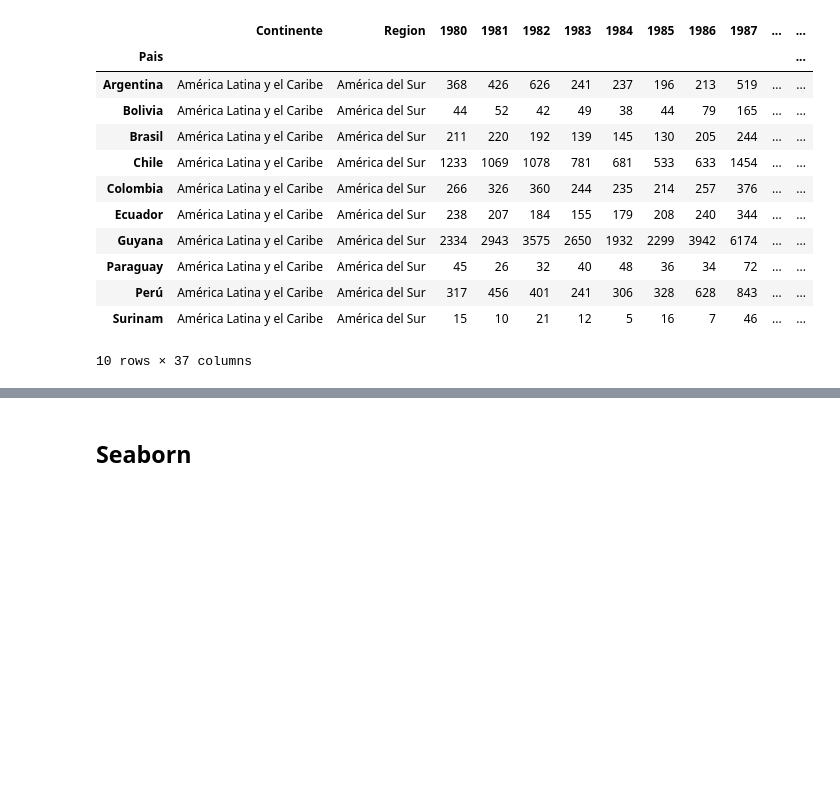
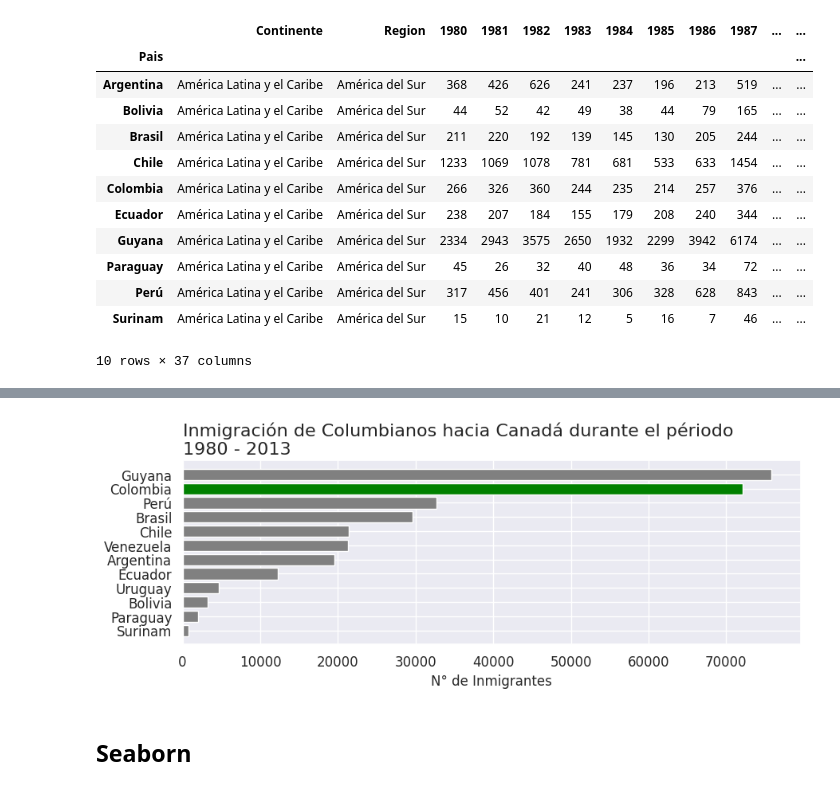
Before and after one commit to Nataliahfk/visualizacion_datos_graficos_python, a Jupyter notebook: visualizacion_de_datos_con_graficos_python.ipynb, the cells around one changed output, grey strips where cells are left out. Saved outputs shown, nothing was run; the diff lists cells and outputs as text; code cells hidden in the pictures; blank space fills up the shorter version.

```diff
--- a/visualizacion_de_datos_con_graficos_python.ipynb
+++ b/visualizacion_de_datos_con_graficos_python.ipynb
@@ -569,3 +569,21 @@ plt.show()
+# %%
+colores = []
+for pais in sudamerica_sorted.index:
+  if pais == 'Colombia':
+    colores.append('green')
+  else:
+    colores.append('gray')
+
+fig, ax = plt.subplots(figsize=(10,3))
+ax.barh(sudamerica_sorted.index, sudamerica_sorted['Total'], color=colores)
+ax.set_title('Inmigración de Columbianos hacia Canadá durante el périodo\n1980 - 2013', loc='left', fontsize=16)
+ax.set_xlabel('N° de Inmigrantes', fontsize=12)
+ax.set_ylabel('')
+ax.xaxis.set_tick_params(labelsize=12)
+ax.yaxis.set_tick_params(labelsize=12)
+plt.show()
+# %% [output]
+[figure, added]
 # %% [markdown]
 ## Seaborn
 # %%
```
Also changed, not shown: parts of 5 cells of this notebook.
